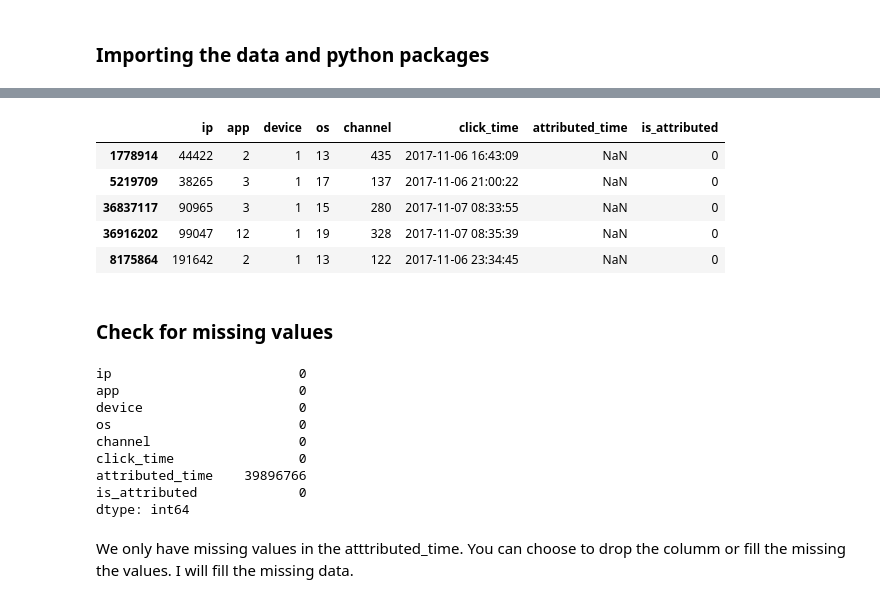
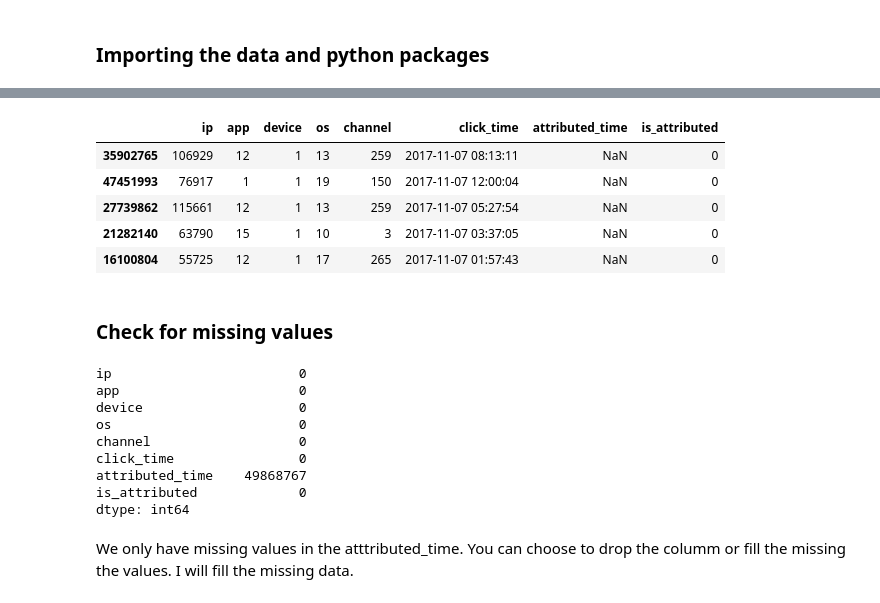
Before and after one commit to r-wambui/Fraud_v3, a Jupyter notebook: fraud_v3.ipynb, the cells around one changed output, grey strips where cells are left out. Saved outputs shown, nothing was run; the diff lists cells and outputs as text; code cells hidden in the pictures.

```diff
--- a/fraud_v3.ipynb
+++ b/fraud_v3.ipynb
@@ -25,13 +25,13 @@ test_data.sample(5)
 # %%
-train_data = pd.read_csv('data/train.csv', nrows=40000000)
+train_data = pd.read_csv('data/train.csv', nrows=50000000)
 train_data.sample(5)
 # %% [output]
 |  | ip | app | device | os | channel | click_time | attributed_time | is_attributed |
-| 1778914 | 44422 | 2 | 1 | 13 | 435 | 2017-11-06 16:43:09 | NaN | 0 |
-| 5219709 | 38265 | 3 | 1 | 17 | 137 | 2017-11-06 21:00:22 | NaN | 0 |
-| 36837117 | 90965 | 3 | 1 | 15 | 280 | 2017-11-07 08:33:55 | NaN | 0 |
-| 36916202 | 99047 | 12 | 1 | 19 | 328 | 2017-11-07 08:35:39 | NaN | 0 |
-| 8175864 | 191642 | 2 | 1 | 13 | 122 | 2017-11-06 23:34:45 | NaN | 0 |
+| 35902765 | 106929 | 12 | 1 | 13 | 259 | 2017-11-07 08:13:11 | NaN | 0 |
+| 47451993 | 76917 | 1 | 1 | 19 | 150 | 2017-11-07 12:00:04 | NaN | 0 |
+| 27739862 | 115661 | 12 | 1 | 13 | 259 | 2017-11-07 05:27:54 | NaN | 0 |
+| 21282140 | 63790 | 15 | 1 | 10 | 3 | 2017-11-07 03:37:05 | NaN | 0 |
+| 16100804 | 55725 | 12 | 1 | 17 | 265 | 2017-11-07 01:57:43 | NaN | 0 |
 # %% [markdown]
 ### Check for missing values
 # %%
@@ -44,7 +44,7 @@ device                    0
 os                        0
 channel                   0
 click_time                0
-attributed_time    39896766
+attributed_time    49868767
 is_attributed             0
 dtype: int64
 # %% [markdown]
```
Also changed, not shown: parts of 8 cells of this notebook.
